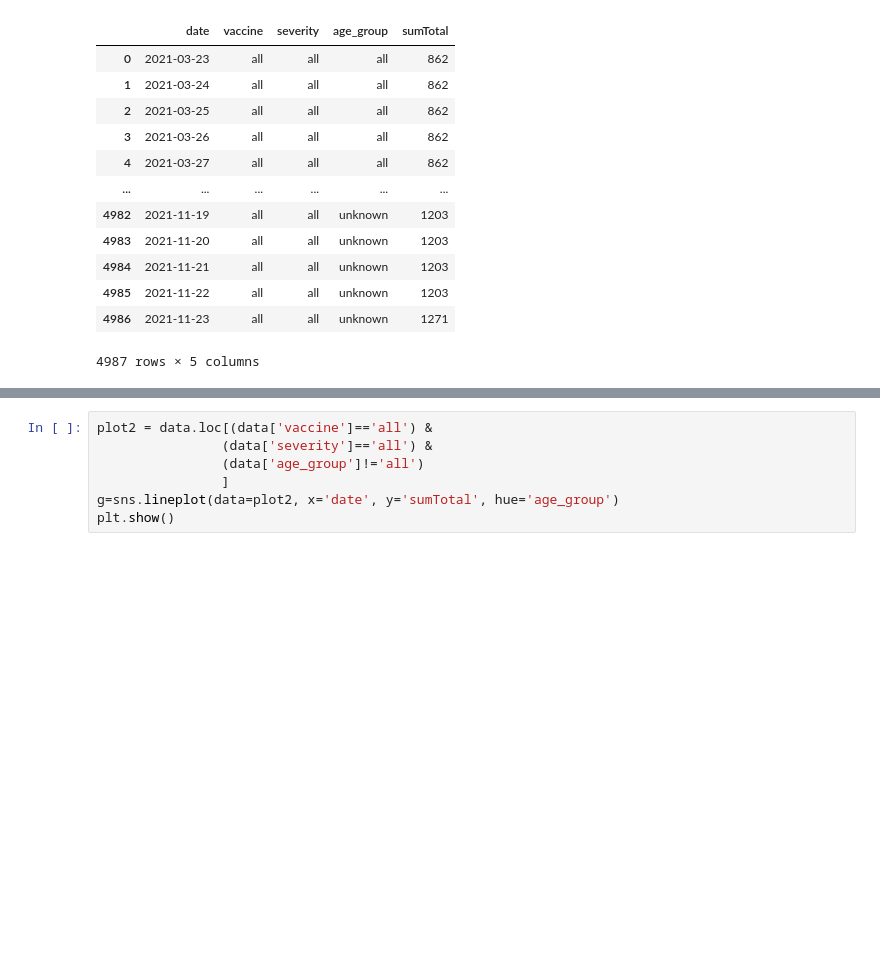
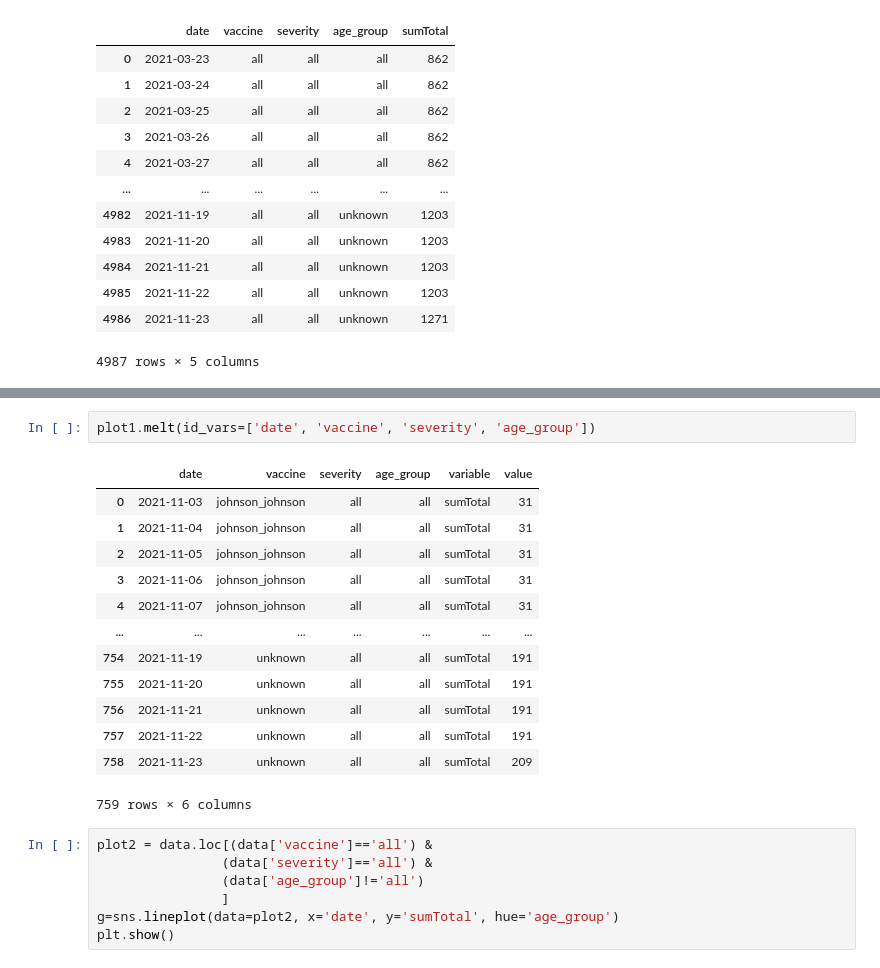
Before and after one commit to jean-luc-jucker/side_effects_202112, a Jupyter notebook: Untitled.ipynb, the cells around one changed output, grey strips where cells are left out. Cells and saved outputs as stored; diff of their text form; blank space fills up the shorter version.

```diff
--- a/Untitled.ipynb
+++ b/Untitled.ipynb
@@ -99,3 +119,19 @@ plt.show()
+# %%
+plot1.melt(id_vars=['date', 'vaccine', 'severity', 'age_group'])
+# %% [output]
+|  | date | vaccine | severity | age_group | variable | value |
+| 0 | 2021-11-03 | johnson_johnson | all | all | sumTotal | 31 |
+| 1 | 2021-11-04 | johnson_johnson | all | all | sumTotal | 31 |
+| 2 | 2021-11-05 | johnson_johnson | all | all | sumTotal | 31 |
+| 3 | 2021-11-06 | johnson_johnson | all | all | sumTotal | 31 |
+| 4 | 2021-11-07 | johnson_johnson | all | all | sumTotal | 31 |
+| ... | ... | ... | ... | ... | ... | ... |
+| 754 | 2021-11-19 | unknown | all | all | sumTotal | 191 |
+| 755 | 2021-11-20 | unknown | all | all | sumTotal | 191 |
+| 756 | 2021-11-21 | unknown | all | all | sumTotal | 191 |
+| 757 | 2021-11-22 | unknown | all | all | sumTotal | 191 |
+| 758 | 2021-11-23 | unknown | all | all | sumTotal | 209 |
+759 rows × 6 columns
 # %%
 plot2 = data.loc[(data['vaccine']=='all') &
                 (data['severity']=='all') &
```
Also changed, not shown: parts of 8 cells of this notebook, 4 other files.
